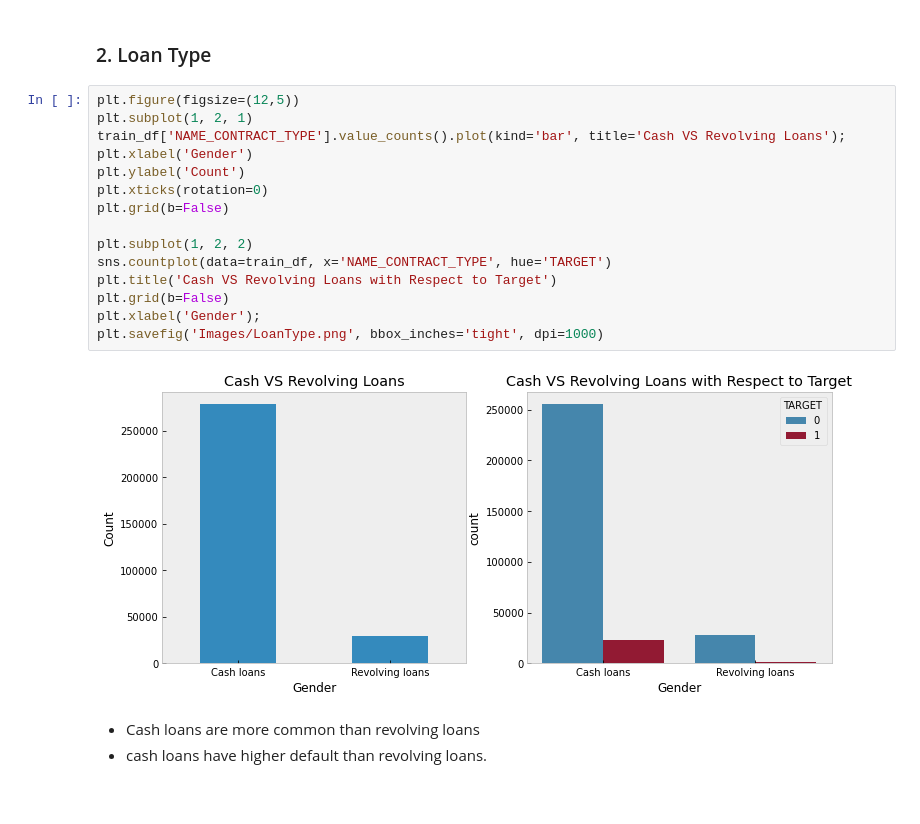
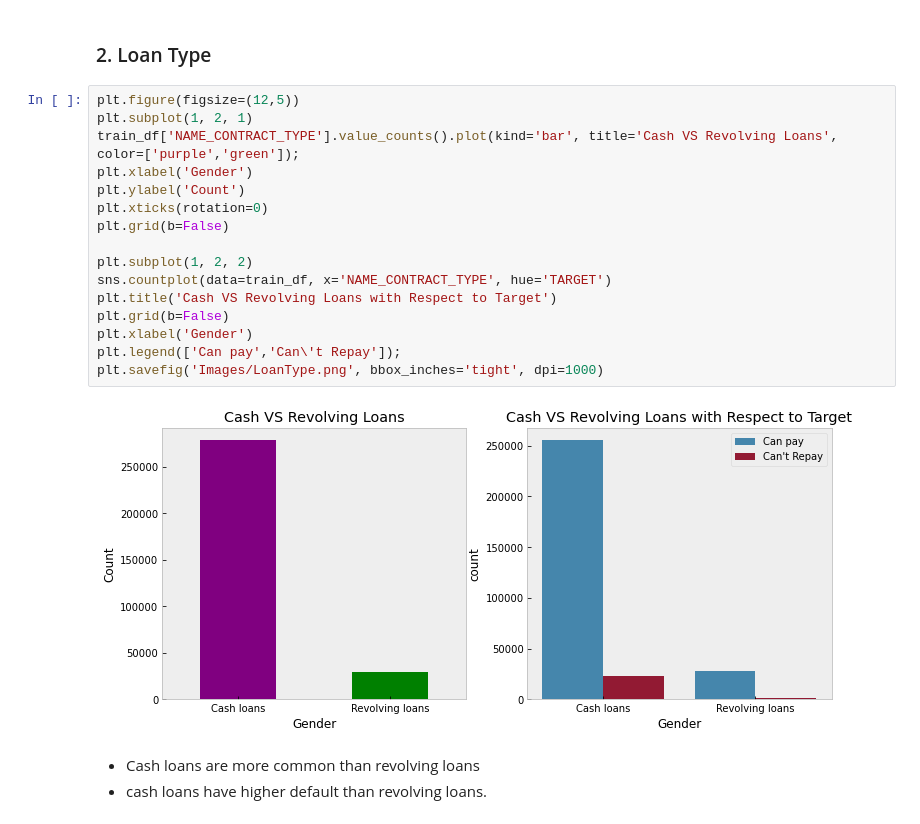
Before and after one commit to aliceagrawal/Home-Credit-Default-Prediction, a Jupyter notebook: Final_notebook.ipynb, the cells around one changed output. Drawn from its saved outputs; the diff is of its cells as text.

```diff
--- a/Final_notebook.ipynb
+++ b/Final_notebook.ipynb
@@ -1385,20 +1437,21 @@ plt.savefig('Images/Gender.png', bbox_inches='tight', dpi=1000)
 # %%
 plt.figure(figsize=(12,5))
 plt.subplot(1, 2, 1)
-train_df['NAME_CONTRACT_TYPE'].value_counts().plot(kind='bar', title='Cash VS Revolving Loans');
+train_df['NAME_CONTRACT_TYPE'].value_counts().plot(kind='bar', title='Cash VS Revolving Loans', color=['purple','green']);
 plt.xlabel('Gender')
 plt.ylabel('Count')
 plt.xticks(rotation=0)
 plt.grid(b=False)
 
 plt.subplot(1, 2, 2)
 sns.countplot(data=train_df, x='NAME_CONTRACT_TYPE', hue='TARGET')
 plt.title('Cash VS Revolving Loans with Respect to Target')
 plt.grid(b=False)
-plt.xlabel('Gender');
+plt.xlabel('Gender')
+plt.legend(['Can pay','Can\'t Repay']);
 plt.savefig('Images/LoanType.png', bbox_inches='tight', dpi=1000)
 # %% [output]
-[figure, old version]
+[figure, new version]
 # %% [markdown]
 - Cash loans are more common than revolving loans
 - cash loans have higher default than revolving loans.
```
Also changed, not shown: parts of 27 cells of this notebook, 6 other files.
